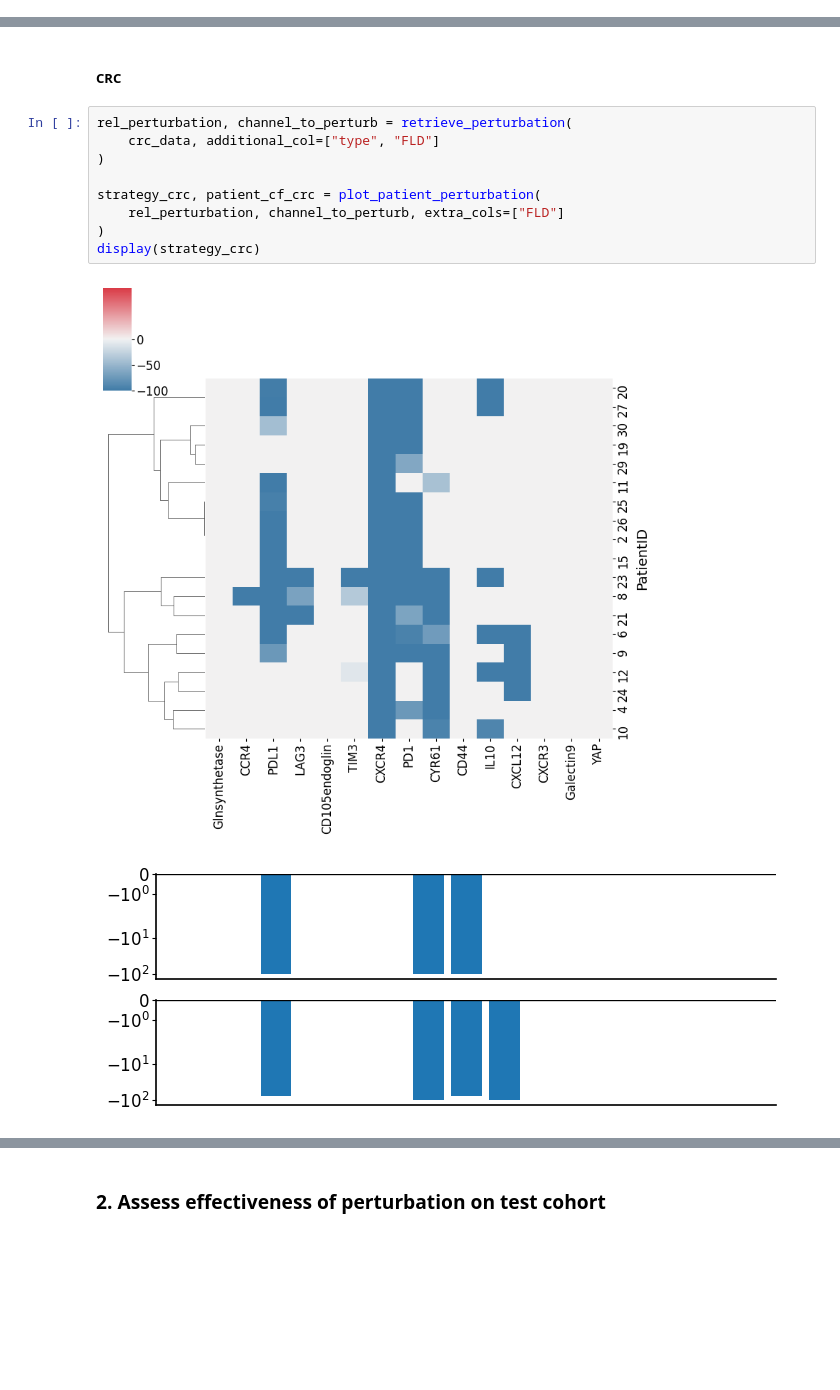
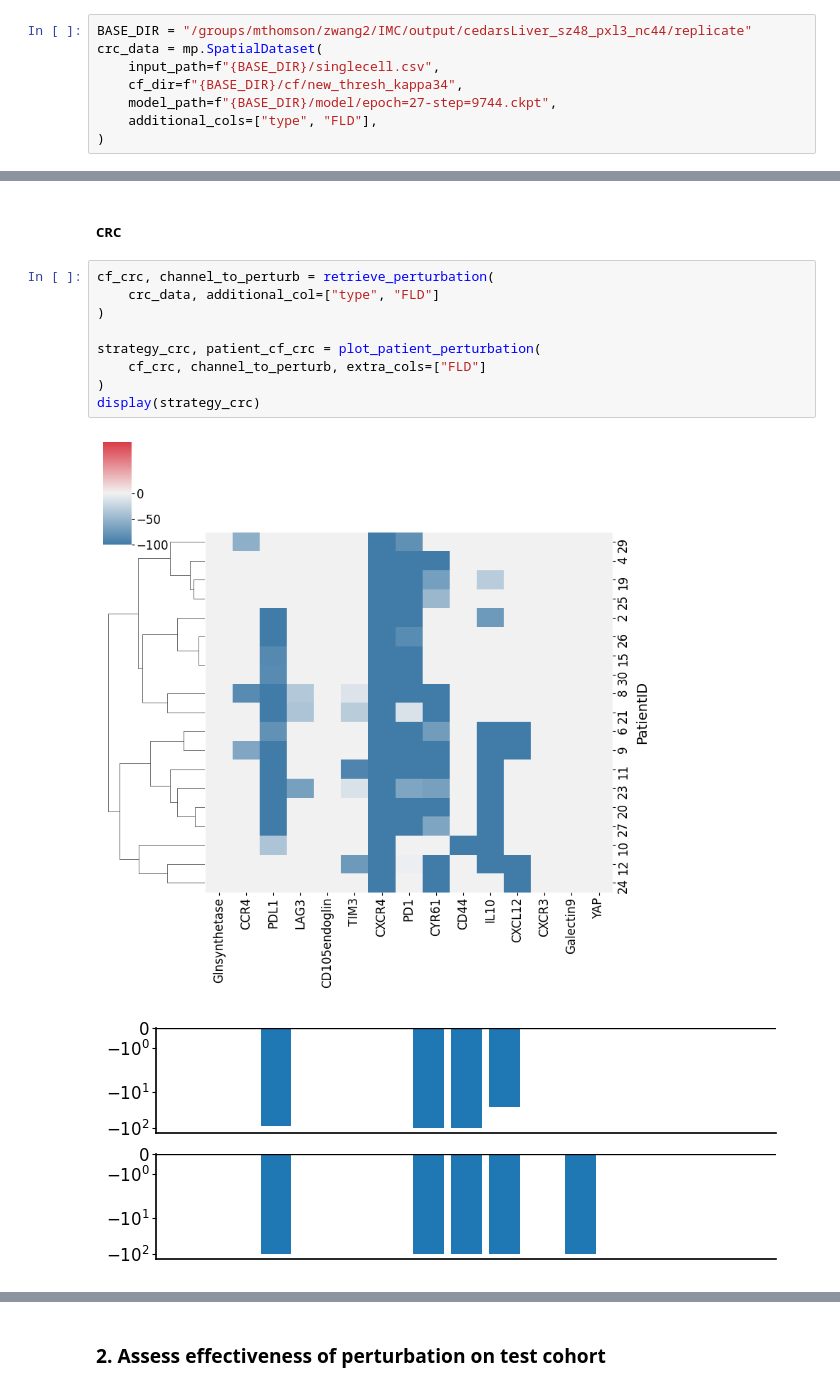
Before and after one commit to neonine2/morpheus-spatial, a Jupyter notebook: reproduction/make_figure.ipynb, the cells around one changed output, grey strips where cells are left out. Cells and saved outputs as stored; diff of their text form; blank space fills up the shorter version.

```diff
--- a/reproduction/make_figure.ipynb
+++ b/reproduction/make_figure.ipynb
@@ -52,0 +40,8 @@ Counterfactual directory: /groups/mthomson/zwang2/IMC/output/cedarsLiver_sz48_px
+# %%
+BASE_DIR = "/groups/mthomson/zwang2/IMC/output/cedarsLiver_sz48_pxl3_nc44/replicate"
+crc_data = mp.SpatialDataset(
+    input_path=f"{BASE_DIR}/singlecell.csv",
+    cf_dir=f"{BASE_DIR}/cf/new_thresh_kappa34",
+    model_path=f"{BASE_DIR}/model/epoch=27-step=9744.ckpt",
+    additional_cols=["type", "FLD"],
+)
@@ -85,15 +138,15 @@ Name: count, dtype: int64
 # %% [markdown]
 ##### CRC
 # %%
-rel_perturbation, channel_to_perturb = retrieve_perturbation(
+cf_crc, channel_to_perturb = retrieve_perturbation(
     crc_data, additional_col=["type", "FLD"]
 )
 
 strategy_crc, patient_cf_crc = plot_patient_perturbation(
-    rel_perturbation, channel_to_perturb, extra_cols=["FLD"]
+    cf_crc, channel_to_perturb, extra_cols=["FLD"]
 )
 display(strategy_crc)
 # %% [output]
-[figure, old version]
+[figure, new version]
-[figure, old version]
+[figure, new version]
 cluster  FLD
```
Also changed, not shown: parts of 15 cells of this notebook, 8 other files.
